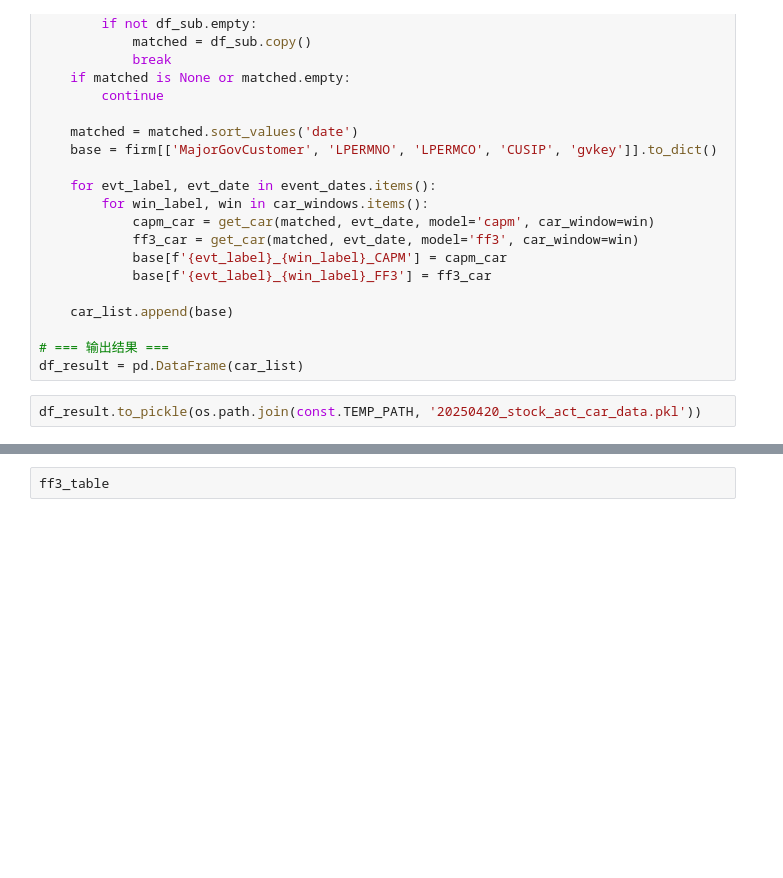
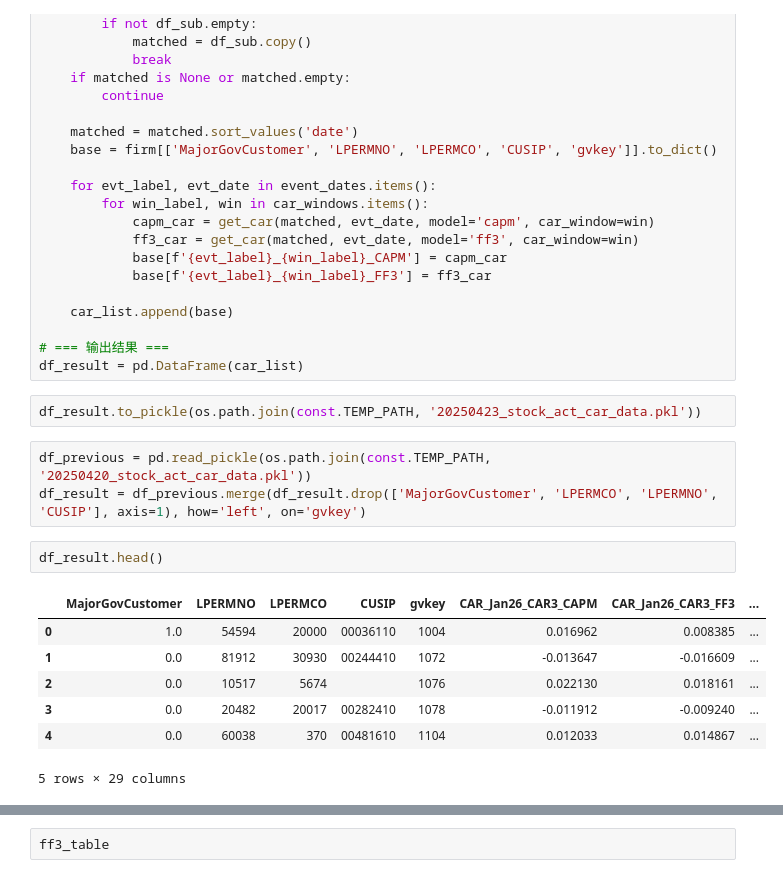
Before and after one commit to wangyouan/STOCKAct, a Jupyter notebook: Notebook/CreateOtherData.ipynb, the cells around one changed output, grey strips where cells are left out. Saved outputs shown, nothing was run; the diff lists cells and outputs as text; blank space fills up the shorter version.

```diff
--- a/Notebook/CreateOtherData.ipynb
+++ b/Notebook/CreateOtherData.ipynb
@@ -515,7 +518,20 @@ for _, firm in df_firm_unique.iterrows():
 # === 输出结果 ===
 df_result = pd.DataFrame(car_list)
 # %%
-df_result.to_pickle(os.path.join(const.TEMP_PATH, '20250420_stock_act_car_data.pkl'))
+df_result.to_pickle(os.path.join(const.TEMP_PATH, '20250423_stock_act_car_data.pkl'))
+# %%
+df_previous = pd.read_pickle(os.path.join(const.TEMP_PATH, '20250420_stock_act_car_data.pkl'))
+df_result = df_previous.merge(df_result.drop(['MajorGovCustomer', 'LPERMCO', 'LPERMNO', 'CUSIP'], axis=1), how='left', on='gvkey')
+# %%
+df_result.head()
+# %% [output]
+|  | MajorGovCustomer | LPERMNO | LPERMCO | CUSIP | gvkey | CAR_Jan26_CAR3_CAPM | CAR_Jan26_CAR3_FF3 | ... |
+| 0 | 1.0 | 54594 | 20000 | 00036110 | 1004 | 0.016962 | 0.008385 | ... |
+| 1 | 0.0 | 81912 | 30930 | 00244410 | 1072 | -0.013647 | -0.016609 | ... |
+| 2 | 0.0 | 10517 | 5674 |  | 1076 | 0.022130 | 0.018161 | ... |
+| 3 | 0.0 | 20482 | 20017 | 00282410 | 1078 | -0.011912 | -0.009240 | ... |
+| 4 | 0.0 | 60038 | 370 | 00481610 | 1104 | 0.012033 | 0.014867 | ... |
+5 rows × 29 columns
 # %%
 from scipy import stats
 
```
Also changed, not shown: parts of 4 cells of this notebook, 1 other file.
